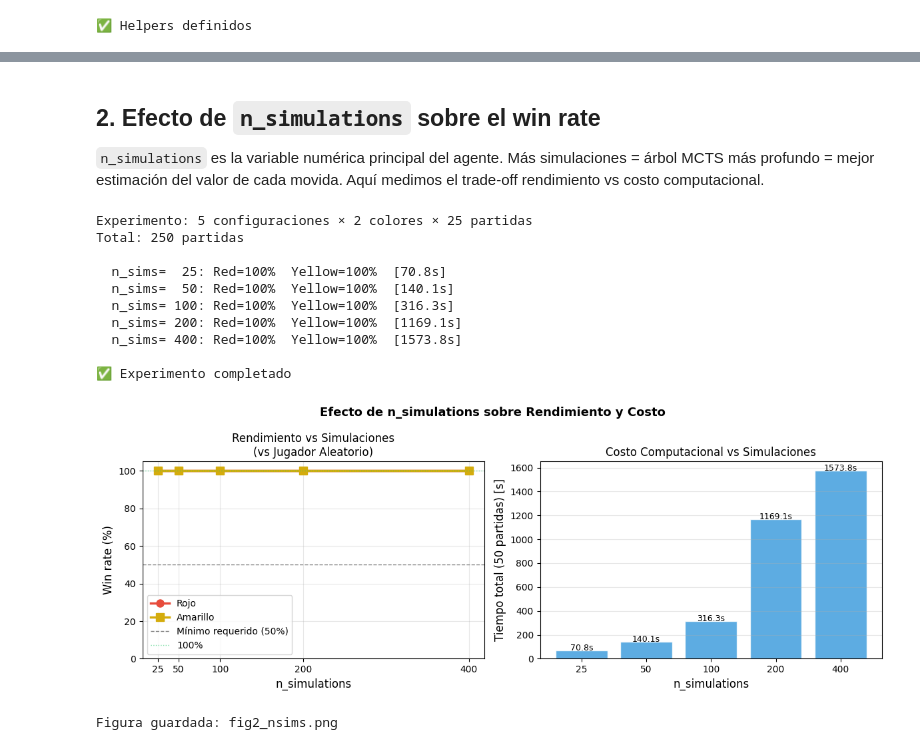
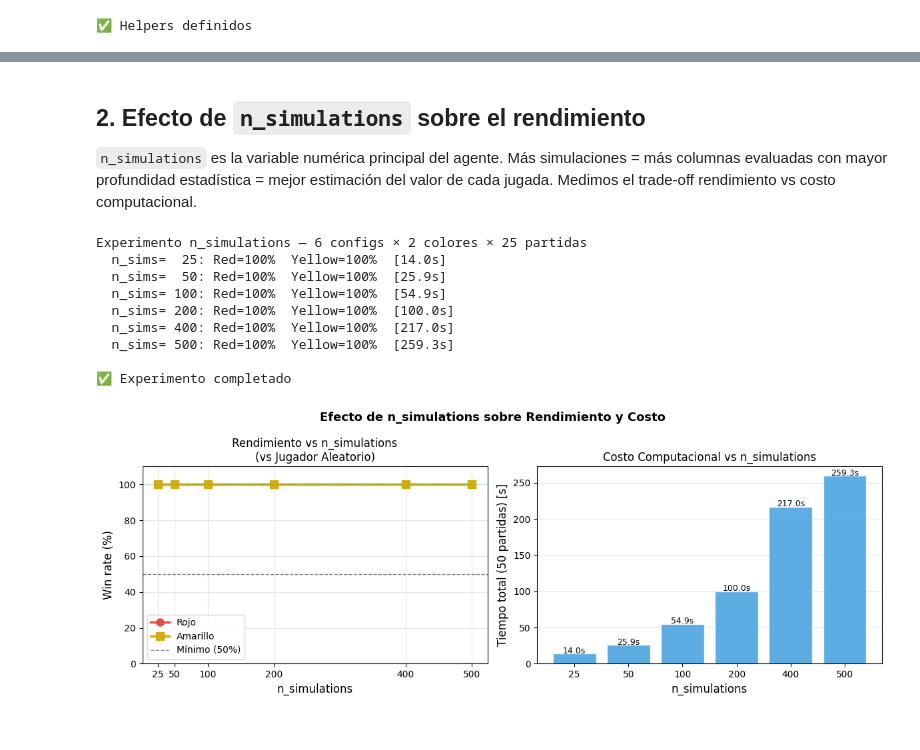
Before and after one commit to nicorodri18/ProyectoFinalFundamentosIA, a Jupyter notebook: groups/LaBestia/entrega.ipynb, the cells around one changed output, grey strips where cells are left out. Cells and saved outputs as stored; diff of their text form; code cells hidden in the pictures.

```diff
--- a/groups/LaBestia/entrega.ipynb
+++ b/groups/LaBestia/entrega.ipynb
@@ -12,20 +13,19 @@ Este notebook contiene el análisis empírico del agente, cubriendo:
 import sys, random, time
 import numpy as np
 import matplotlib.pyplot as plt
-import matplotlib.patches as mpatches
+import importlib.util, pathlib
 
-TOURNAMENT_ROOT = '../../'
+TOURNAMENT_ROOT = '../../'   # desde groups/Grupo D/
 sys.path.insert(0, TOURNAMENT_ROOT)
 
 from connect4.connect_state import ConnectState
 
-import importlib.util, pathlib
 spec = importlib.util.spec_from_file_location('policy', pathlib.Path('policy.py').resolve())
 mod  = importlib.util.module_from_spec(spec)
 spec.loader.exec_module(mod)
-MCTSAgent = mod.MCTSAgent
+FlatMCTSAgent = mod.FlatMCTSAgent
 
 print('✅ Importaciones correctas')
-print(f'ConnectState: {ConnectState.ROWS}×{ConnectState.COLS} board')
+print(f'Agente cargado: {FlatMCTSAgent.__name__}')
 # %% [output]
 ✅ Importaciones correctas
@@ -138,23 +118,20 @@ Figura guardada: fig1_validacion_base.png
 # %% [markdown]
-## 2. Efecto de `n_simulations` sobre el win rate
+## 2. Efecto de `n_simulations` sobre el rendimiento
 
-`n_simulations` es la variable numérica principal del agente. Más simulaciones = árbol MCTS más profundo = mejor estimación del valor de cada movida. Aquí medimos el trade-off rendimiento vs costo computacional.
+`n_simulations` es la variable numérica principal del agente. Más simulaciones = más columnas evaluadas con mayor profundidad estadística = mejor estimación del valor de cada jugada. Medimos el trade-off rendimiento vs costo computacional.
 # %%
-sim_values = [25, 50, 100, 200, 400]
+sim_values = [25, 50, 100, 200, 400, 500]
 N_GAMES = 25
 
-data_red, data_yellow = [], []
-times = []
+data_red, data_yellow, times_sims = [], [], []
 
-print(f'Experimento: {len(sim_values)} configuraciones × 2 colores × {N_GAMES} partidas')
-print(f'Total: {len(sim_values)*2*N_GAMES} partidas\n')
-
+print(f'Experimento n_simulations — {len(sim_values)} configs × 2 colores × {N_GAMES} partidas')
 for n in sim_values:
     t0 = time.time()
-    res = run_experiment(n_sims=n, use_heuristic=True,
-                         n_games=N_GAMES, opponent='random', seed_base=200)
+    res = run_experiment(n_sims=n, max_depth=8, use_heuristic=True,
+                         n_games=N_GAMES, seed_base=100)
     elapsed = time.time() - t0
-    times.append(elapsed)
+    times_sims.append(elapsed)
     data_red.append(res['Red']['win_rate'])
     data_yellow.append(res['Yellow']['win_rate'])
     print(f'  n_sims={n:4d}: Red={res["Red"]["win_rate"]:.0%}  '
@@ -162,48 +139,43 @@ for n in sim_values:
 
 print('\n✅ Experimento completado')
 # %% [output]
-Experimento: 5 configuraciones × 2 colores × 25 partidas
-Total: 250 partidas
-
-  n_sims=  25: Red=100%  Yellow=100%  [70.8s]
-  n_sims=  50: Red=100%  Yellow=100%  [140.1s]
-  n_sims= 100: Red=100%  Yellow=100%  [316.3s]
-  n_sims= 200: Red=100%  Yellow=100%  [1169.1s]
-  n_sims= 400: Red=100%  Yellow=100%  [1573.8s]
+Experimento n_simulations — 6 configs × 2 colores × 25 partidas
+  n_sims=  25: Red=100%  Yellow=100%  [14.0s]
+  n_sims=  50: Red=100%  Yellow=100%  [25.9s]
+  n_sims= 100: Red=100%  Yellow=100%  [54.9s]
+  n_sims= 200: Red=100%  Yellow=100%  [100.0s]
+  n_sims= 400: Red=100%  Yellow=100%  [217.0s]
+  n_sims= 500: Red=100%  Yellow=100%  [259.3s]
 
 ✅ Experimento completado
 # %%
 fig, (ax1, ax2) = plt.subplots(1, 2, figsize=(12, 4.5))
 
 ax1.plot(sim_values, [r*100 for r in data_red],
          'o-', color='#e74c3c', linewidth=2.5, markersize=8, label='Rojo')
 ax1.plot(sim_values, [r*100 for r in data_yellow],
          's-', color='#d4ac0d', linewidth=2.5, markersize=8, label='Amarillo')
-ax1.axhline(50, color='gray', linestyle='--', linewidth=1, label='Mínimo requerido (50%)')
-ax1.axhline(100, color='#2ecc71', linestyle=':', linewidth=1, alpha=0.6, label='100%')
+ax1.axhline(50, color='gray', linestyle='--', linewidth=1, label='Mínimo (50%)')
+ax1.axhline(100, color='#2ecc71', linestyle=':', linewidth=1, alpha=0.5)
 ax1.set_xlabel('n_simulations', fontsize=12)
 ax1.set_ylabel('Win rate (%)', fontsize=12)
-ax1.set_title('Rendimiento vs Simulaciones\n(vs Jugador Aleatorio)', fontsize=12)
-ax1.legend(fontsize=10)
-ax1.set_ylim(0, 105)
+ax1.set_title('Rendimiento vs n_simulations\n(vs Jugador Aleatorio)', fontsize=12)
+ax1.set_ylim(0, 110); ax1.legend(); ax1.grid(True, alpha=0.3)
 ax1.set_xticks(sim_values)
-ax1.grid(True, alpha=0.3)
 
-ax2.bar(range(len(sim_values)), times, color='#3498db', alpha=0.8, edgecolor='white')
+ax2.bar(range(len(sim_values)), times_sims, color='#3498db', alpha=0.8, edgecolor='white')
 ax2.set_xticks(range(len(sim_values)))
 ax2.set_xticklabels(sim_values)
 ax2.set_xlabel('n_simulations', fontsize=12)
 ax2.set_ylabel(f'Tiempo total ({N_GAMES*2} partidas) [s]', fontsize=12)
-ax2.set_title('Costo Computacional vs Simulaciones', fontsize=12)
-for i, t in enumerate(times):
+ax2.set_title('Costo Computacional vs n_simulations', fontsize=12)
+for i, t in enumerate(times_sims):
     ax2.text(i, t + 0.5, f'{t:.1f}s', ha='center', fontsize=9)
 ax2.grid(True, alpha=0.3, axis='y')
 
 plt.suptitle('Efecto de n_simulations sobre Rendimiento y Costo', fontsize=13, fontweight='bold')
 plt.tight_layout()
 plt.savefig('fig2_nsims.png', dpi=150, bbox_inches='tight')
 plt.show()
-print('Figura guardada: fig2_nsims.png')
 # %% [output]
-[figure, old version]
+[figure, new version]
-Figura guardada: fig2_nsims.png
```
Also changed, not shown: parts of 19 cells of this notebook, 2 other files.
